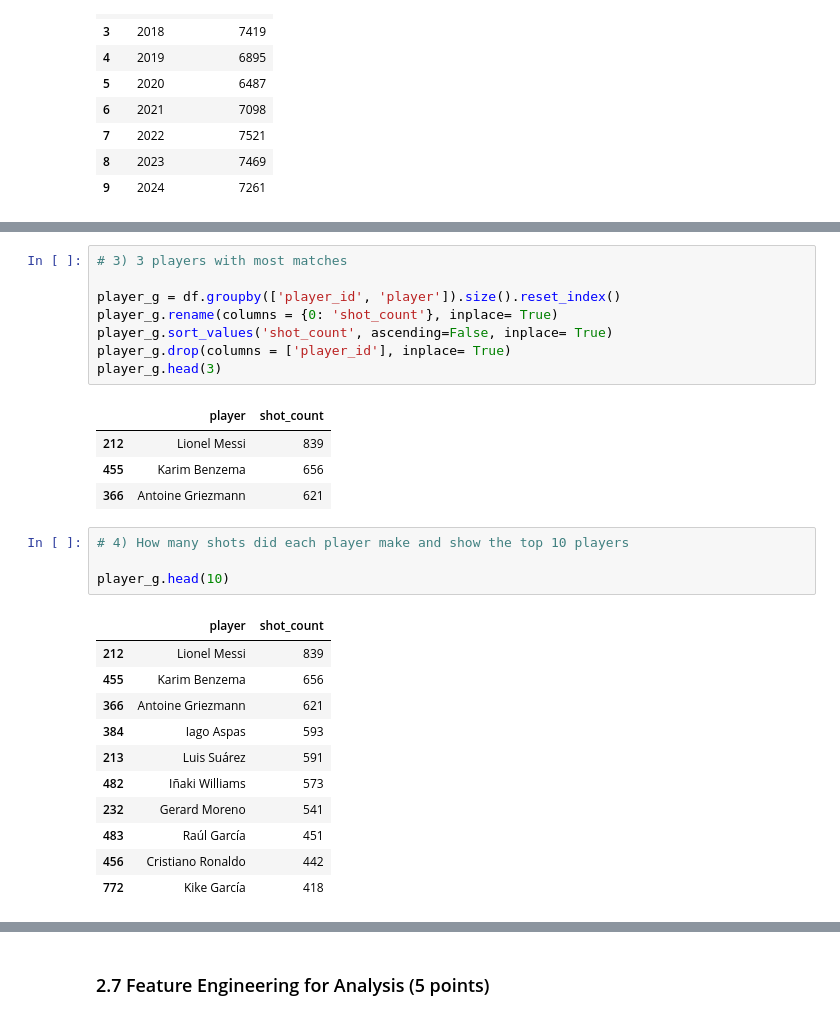
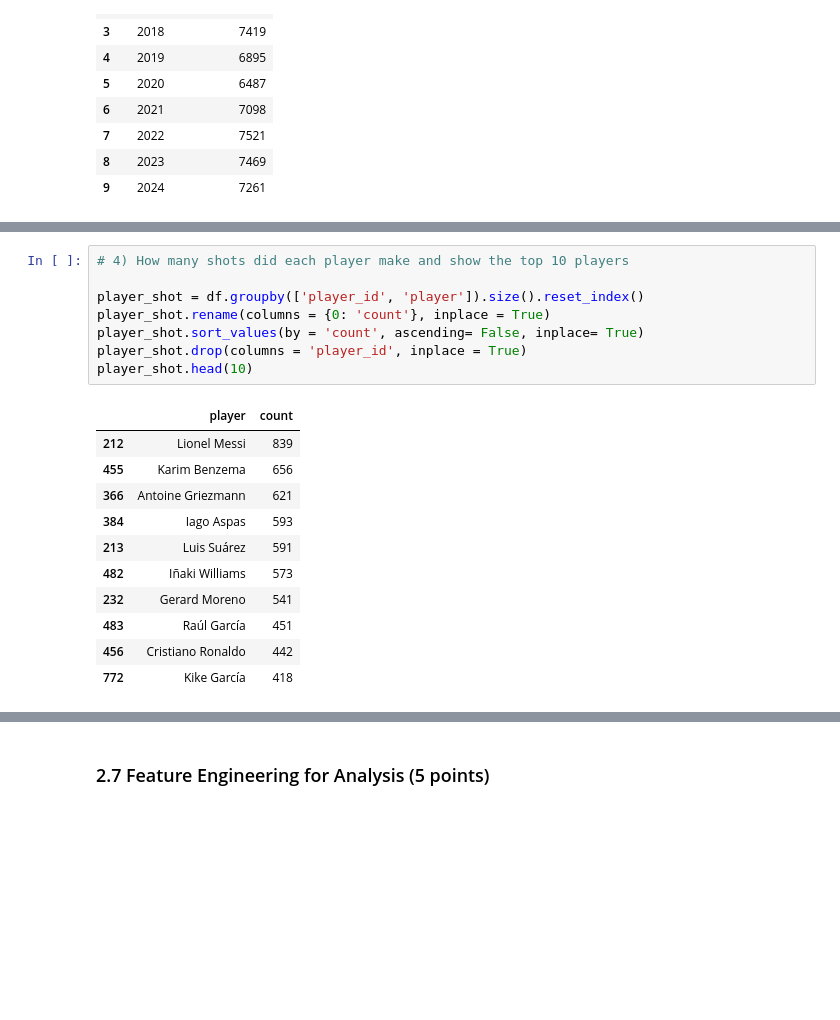
Before and after one commit to smgibson19/ds701_fa25_midterm_challenge_sports, a Jupyter notebook: LALIGA_Analysis_Challenge.ipynb, the cells around one changed output, grey strips where cells are left out. Cells and saved outputs as stored; diff of their text form; blank space fills up the shorter version.

```diff
--- a/LALIGA_Analysis_Challenge.ipynb
+++ b/LALIGA_Analysis_Challenge.ipynb
@@ -561,31 +594,22 @@ total_match_s.head(10)
 # %%
-# 3) 3 players with most matches
+# 4) How many shots did each player make and show the top 10 players
 
-player_g = df.groupby(['player_id', 'player']).size().reset_index()
-player_g.rename(columns = {0: 'shot_count'}, inplace= True)
-player_g.sort_values('shot_count', ascending=False, inplace= True)
-player_g.drop(columns = ['player_id'], inplace= True)
-player_g.head(3)
+player_shot = df.groupby(['player_id', 'player']).size().reset_index()
+player_shot.rename(columns = {0: 'count'}, inplace = True)
+player_shot.sort_values(by = 'count', ascending= False, inplace= True)
+player_shot.drop(columns = 'player_id', inplace = True)
+player_shot.head(10)
 # %% [output]
-|  | player | shot_count |
+|  | player | count |
 | 212 | Lionel Messi | 839 |
 | 455 | Karim Benzema | 656 |
 | 366 | Antoine Griezmann | 621 |
+| 384 | Iago Aspas | 593 |
+| 213 | Luis Suárez | 591 |
+| 482 | Iñaki Williams | 573 |
+| 232 | Gerard Moreno | 541 |
+| 483 | Raúl García | 451 |
+| 456 | Cristiano Ronaldo | 442 |
+| 772 | Kike García | 418 |
-# %%
-# 4) How many shots did each player make and show the top 10 players
-
-player_g.head(10)
-# %% [output]
-|  | player | shot_count |
-| 212 | Lionel Messi | 839 |
-| 455 | Karim Benzema | 656 |
-| 366 | Antoine Griezmann | 621 |
-| 384 | Iago Aspas | 593 |
-| 213 | Luis Suárez | 591 |
-| 482 | Iñaki Williams | 573 |
-| 232 | Gerard Moreno | 541 |
-| 483 | Raúl García | 451 |
-| 456 | Cristiano Ronaldo | 442 |
-| 772 | Kike García | 418 |
 # %%
 # 5) How many goals were scored by each player and show the top 10 players?
```
Also changed, not shown: parts of 3 cells of this notebook.
